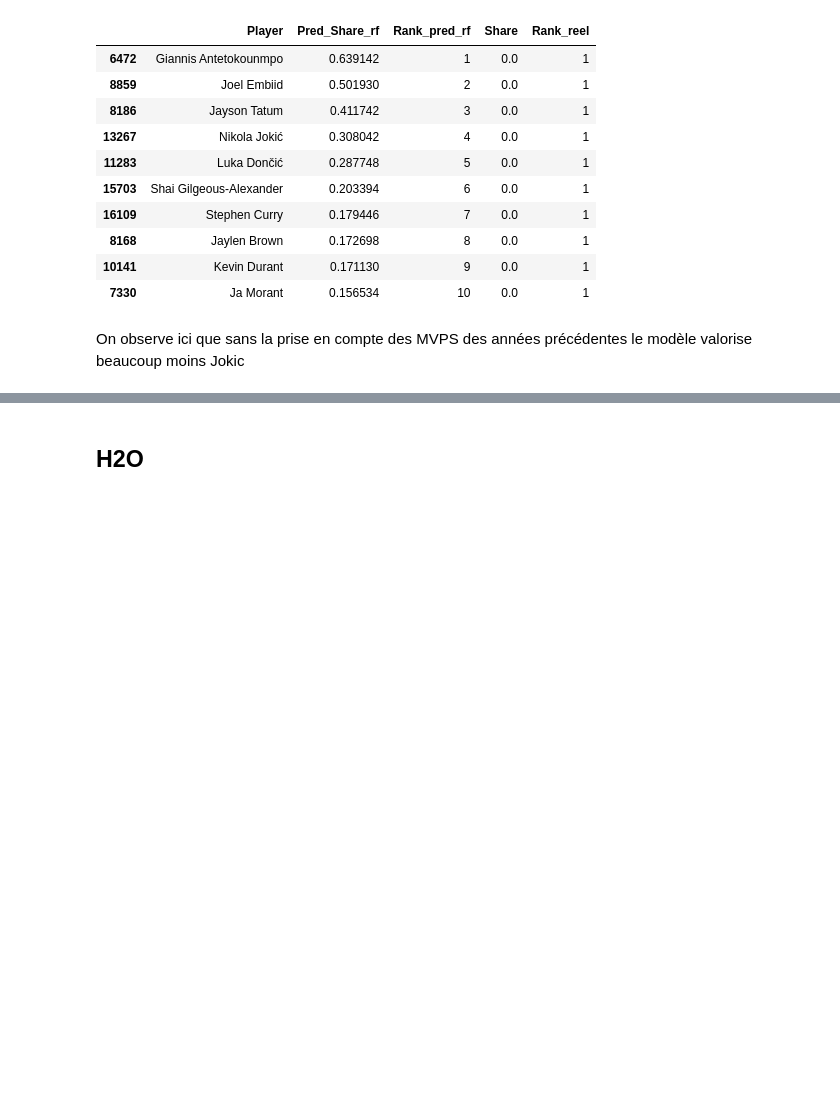
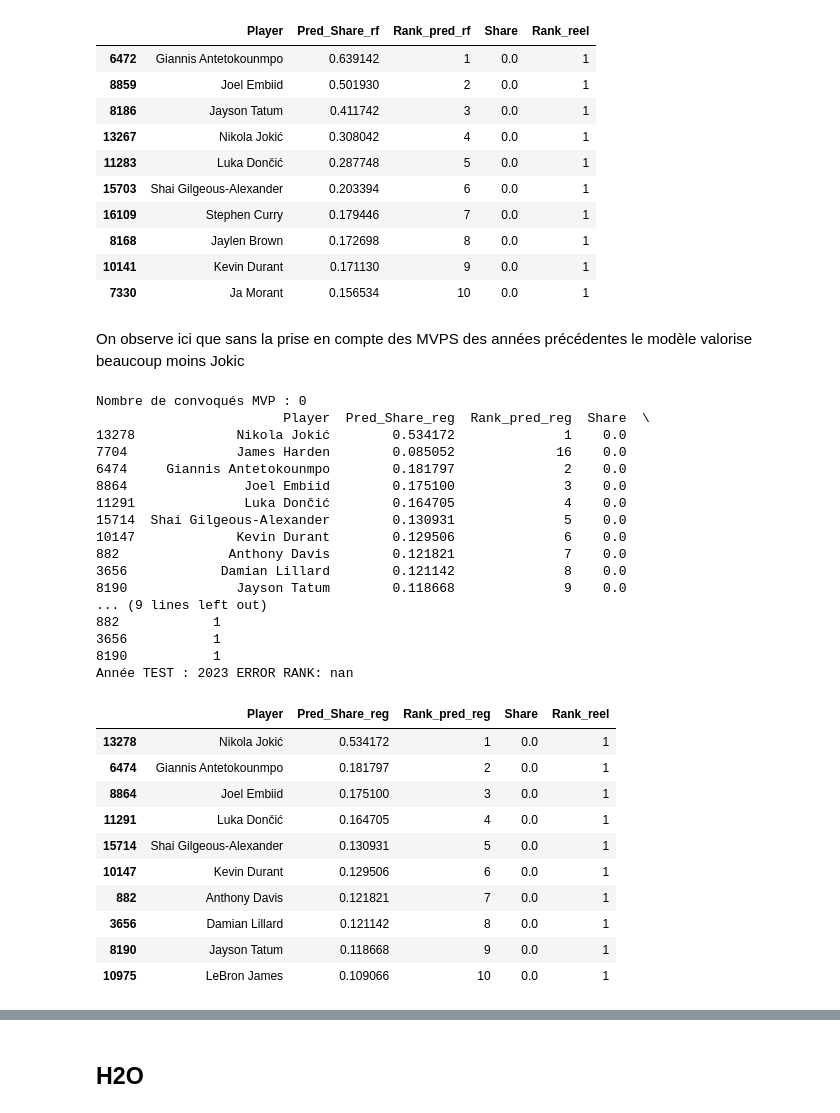
Before and after one commit to MartinErwan/ML_NBA_MVP_Prediction, a Jupyter notebook: PFE_Prediction.ipynb, the cells around one changed output, grey strips where cells are left out. Cells and saved outputs as stored; diff of their text form; code cells hidden in the pictures; blank space fills up the shorter version.

```diff
--- a/PFE_Prediction.ipynb
+++ b/PFE_Prediction.ipynb
@@ -968,3 +891,37 @@ output6[2].sort_values(["Pred_Share_rf"],ascending=False).head(10)
 | 7330 | Ja Morant | 0.156534 | 10 | 0.0 | 1 |
 # %% [markdown]
 On observe ici que sans la prise en compte des MVPS des années précédentes le modèle valorise beaucoup moins Jokic
+# %%
+d6 = {"reg": LinearRegression()}
+
+output5 = prediction(DF,d6,cv="False",year = 2023)
+output5[2].sort_values(["Pred_Share_reg"],ascending=False).head(10)
+# %% [output]
+Nombre de convoqués MVP : 0
+                        Player  Pred_Share_reg  Rank_pred_reg  Share  \
+13278             Nikola Jokić        0.534172              1    0.0
+7704              James Harden        0.085052             16    0.0
+6474     Giannis Antetokounmpo        0.181797              2    0.0
+8864               Joel Embiid        0.175100              3    0.0
+11291              Luka Dončić        0.164705              4    0.0
+15714  Shai Gilgeous-Alexander        0.130931              5    0.0
+10147             Kevin Durant        0.129506              6    0.0
+882              Anthony Davis        0.121821              7    0.0
+3656            Damian Lillard        0.121142              8    0.0
+8190              Jayson Tatum        0.118668              9    0.0
+... (9 lines left out)
+882            1
+3656           1
+8190           1
+Année TEST : 2023 ERROR RANK: nan
+|  | Player | Pred_Share_reg | Rank_pred_reg | Share | Rank_reel |
+| 13278 | Nikola Jokić | 0.534172 | 1 | 0.0 | 1 |
+| 6474 | Giannis Antetokounmpo | 0.181797 | 2 | 0.0 | 1 |
+| 8864 | Joel Embiid | 0.175100 | 3 | 0.0 | 1 |
+| 11291 | Luka Dončić | 0.164705 | 4 | 0.0 | 1 |
+| 15714 | Shai Gilgeous-Alexander | 0.130931 | 5 | 0.0 | 1 |
+| 10147 | Kevin Durant | 0.129506 | 6 | 0.0 | 1 |
+| 882 | Anthony Davis | 0.121821 | 7 | 0.0 | 1 |
+| 3656 | Damian Lillard | 0.121142 | 8 | 0.0 | 1 |
+| 8190 | Jayson Tatum | 0.118668 | 9 | 0.0 | 1 |
+| 10975 | LeBron James | 0.109066 | 10 | 0.0 | 1 |
```
Also changed, not shown: parts of 18 cells of this notebook, 1 other file.
